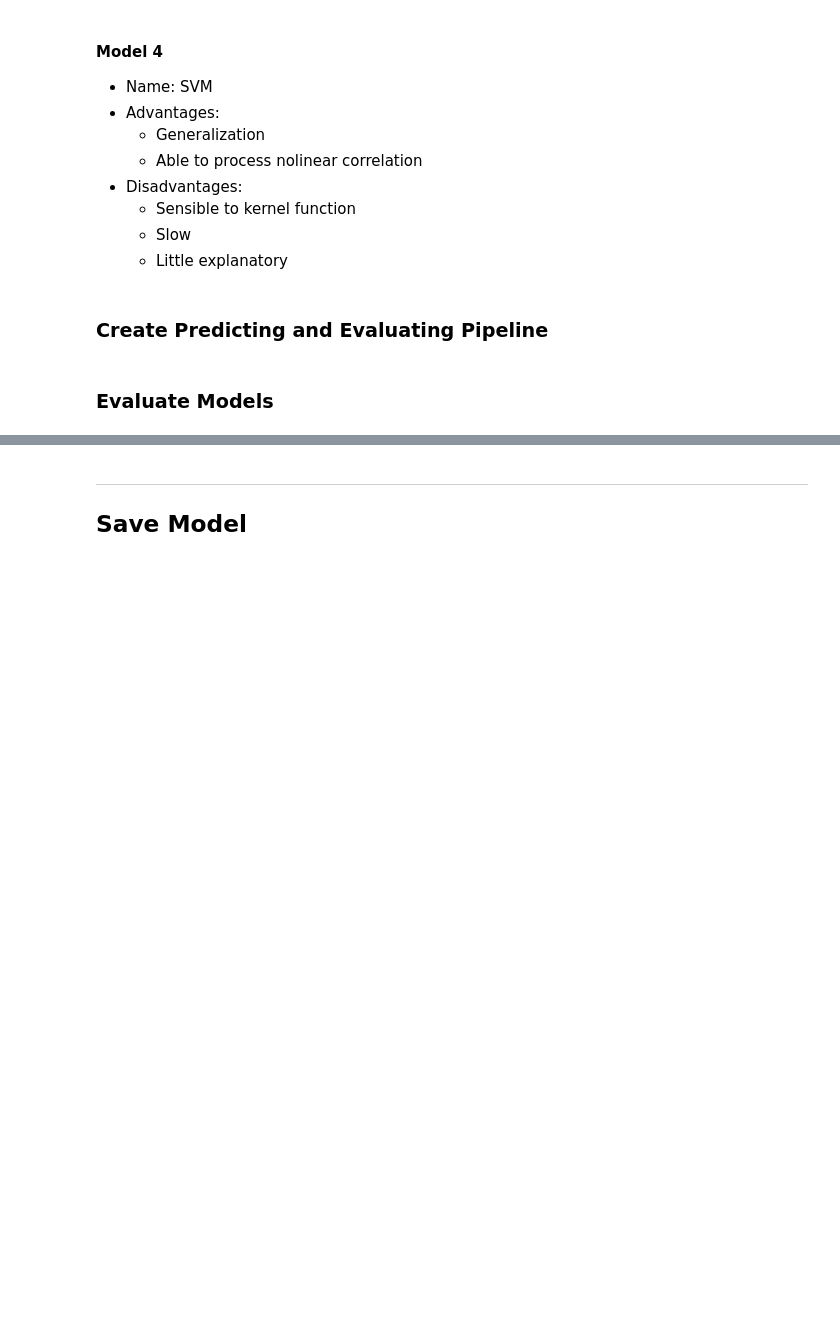
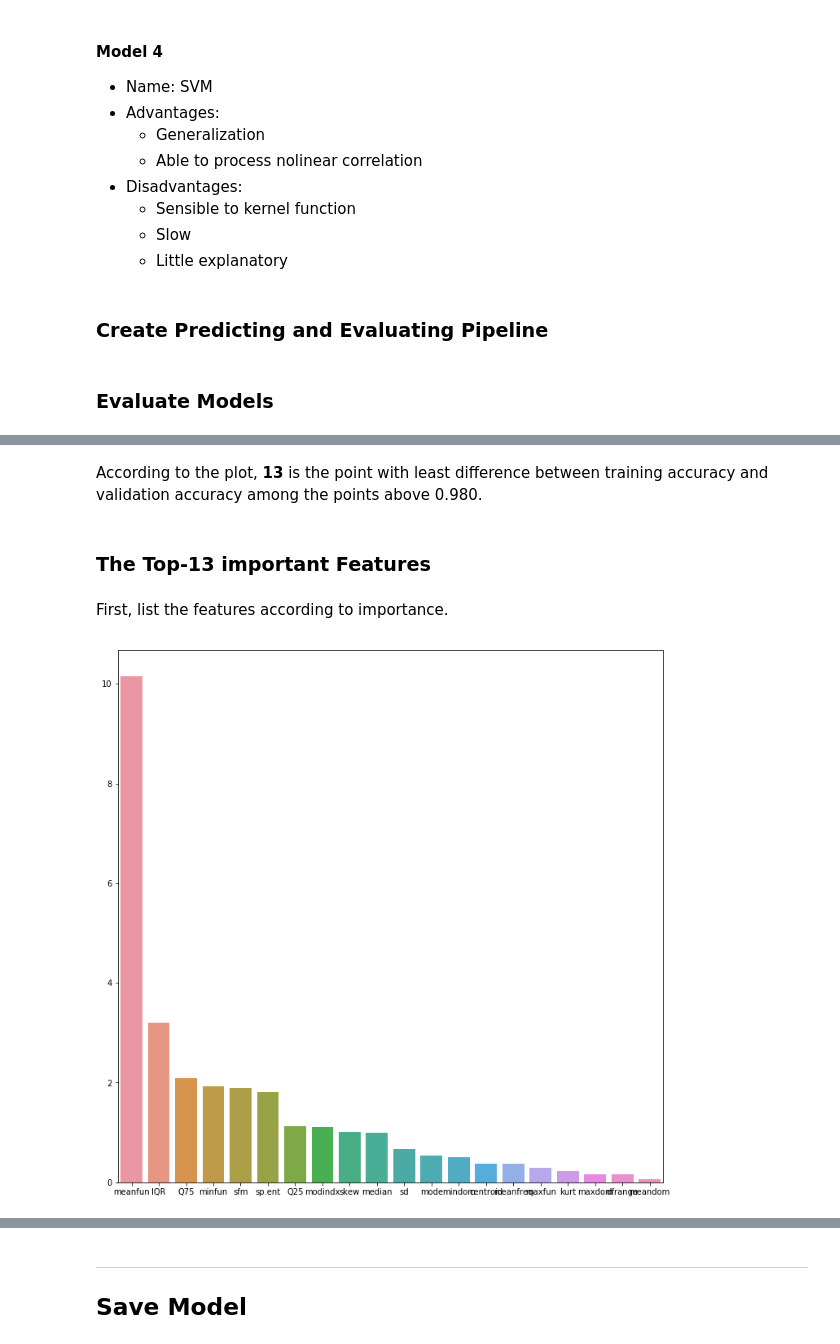
Before and after one commit to JachinShen/GenderOfVoice, a Jupyter notebook: ModelTraining.ipynb, the cells around one changed output, grey strips where cells are left out. Cells and saved outputs as stored; diff of their text form; code cells hidden in the pictures; blank space fills up the shorter version.

```diff
--- a/ModelTraining.ipynb
+++ b/ModelTraining.ipynb
@@ -338,0 +419,18 @@ Only little accuracy was sacrificed after reduction. Considering the reducing am
+# %% [markdown]
+According to the plot, **13** is the point with least difference between training accuracy and validation accuracy among the points above 0.980.
+# %% [markdown]
+### The Top-13 important Features
+# %% [markdown]
+First, list the features according to importance.
+# %%
+# sort importances
+columns = X_train.columns.values[sorted_importances[:20]]
+values = importances[sorted_importances][:20]
+
+# draw
+fig, _ = plt.subplots(figsize = (12, 12))
+sns.barplot(columns, values)
+plt.show()
+fig.savefig("Feature_importance.svg")
+# %% [output]
+[figure, added]
```
Also changed, not shown: parts of 42 cells of this notebook, 30 other files.
